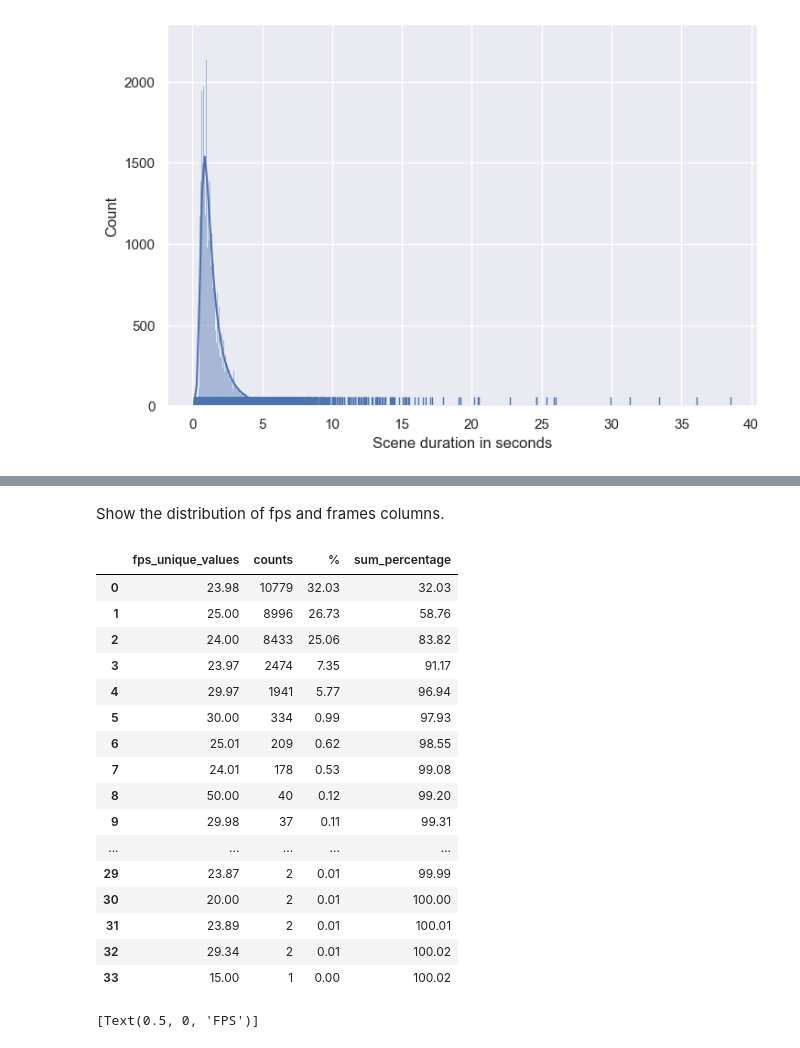
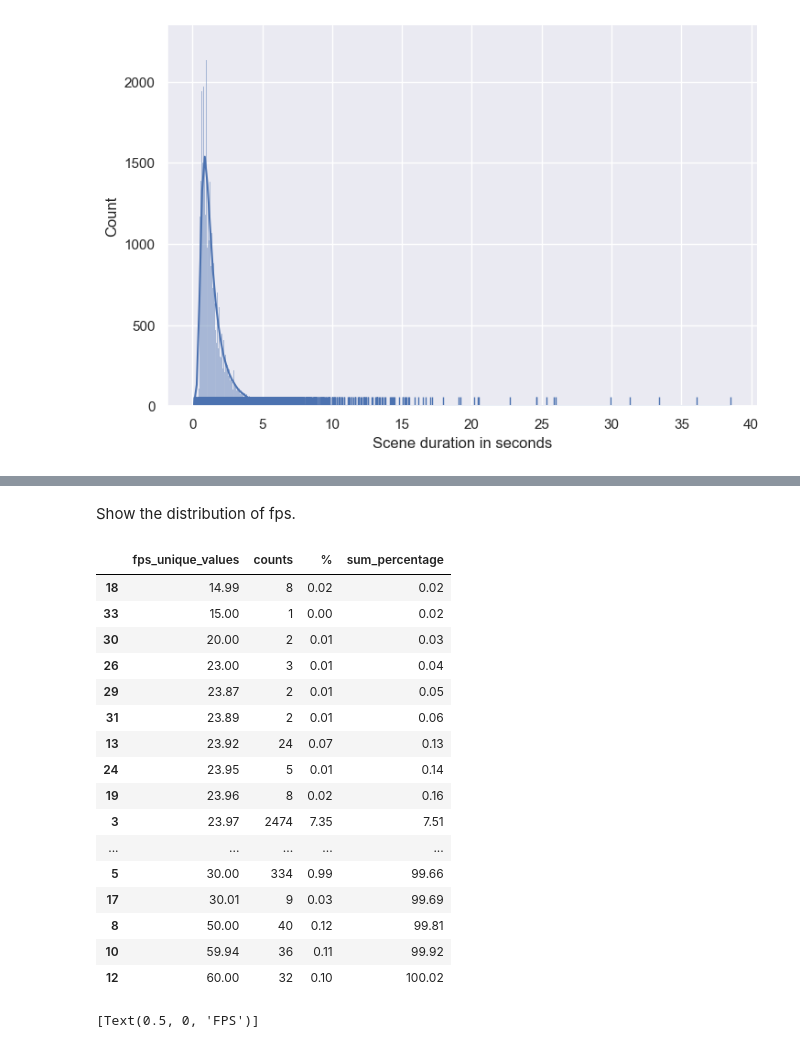
Before and after one commit to marcoshv/ML-Shot-Type-Classification-for-Ads, a Jupyter notebook: notebooks/EDA.ipynb, the cells around one changed output, grey strips where cells are left out. Cells and saved outputs as stored; diff of their text form; code cells hidden in the pictures.

```diff
--- a/notebooks/EDA.ipynb
+++ b/notebooks/EDA.ipynb
@@ -173,29 +231,30 @@ sns.displot(data=df_dataset_trailer,x="scene_duration",kind="hist",aspect=1.5, k
 # %% [markdown]
-Show the distribution of fps and frames columns.
+Show the distribution of fps.
 # %%
 df_fps =pd.DataFrame(df_dataset_trailer['scene_fps'].value_counts()).reset_index()
 df_fps.columns = ['fps_unique_values', 'counts']
+df_fps = df_fps.sort_values('fps_unique_values')
 df_fps['%'] = df_fps.counts.apply(lambda x: round((x/df_fps['counts'].sum())*100,2))
 df_fps = df_fps.assign(sum_percentage=df_fps['%'].cumsum())
 df_fps
 # %% [output]
 |  | fps_unique_values | counts | % | sum_percentage |
-| 0 | 23.98 | 10779 | 32.03 | 32.03 |
-| 1 | 25.00 | 8996 | 26.73 | 58.76 |
-| 2 | 24.00 | 8433 | 25.06 | 83.82 |
-| 3 | 23.97 | 2474 | 7.35 | 91.17 |
-| 4 | 29.97 | 1941 | 5.77 | 96.94 |
-| 5 | 30.00 | 334 | 0.99 | 97.93 |
-| 6 | 25.01 | 209 | 0.62 | 98.55 |
-| 7 | 24.01 | 178 | 0.53 | 99.08 |
-| 8 | 50.00 | 40 | 0.12 | 99.20 |
-| 9 | 29.98 | 37 | 0.11 | 99.31 |
+| 18 | 14.99 | 8 | 0.02 | 0.02 |
+| 33 | 15.00 | 1 | 0.00 | 0.02 |
+| 30 | 20.00 | 2 | 0.01 | 0.03 |
+| 26 | 23.00 | 3 | 0.01 | 0.04 |
+| 29 | 23.87 | 2 | 0.01 | 0.05 |
+| 31 | 23.89 | 2 | 0.01 | 0.06 |
+| 13 | 23.92 | 24 | 0.07 | 0.13 |
+| 24 | 23.95 | 5 | 0.01 | 0.14 |
+| 19 | 23.96 | 8 | 0.02 | 0.16 |
+| 3 | 23.97 | 2474 | 7.35 | 7.51 |
 | ... | ... | ... | ... | ... |
-| 29 | 23.87 | 2 | 0.01 | 99.99 |
-| 30 | 20.00 | 2 | 0.01 | 100.00 |
-| 31 | 23.89 | 2 | 0.01 | 100.01 |
-| 32 | 29.34 | 2 | 0.01 | 100.02 |
-| 33 | 15.00 | 1 | 0.00 | 100.02 |
+| 5 | 30.00 | 334 | 0.99 | 99.66 |
+| 17 | 30.01 | 9 | 0.03 | 99.69 |
+| 8 | 50.00 | 40 | 0.12 | 99.81 |
+| 10 | 59.94 | 36 | 0.11 | 99.92 |
+| 12 | 60.00 | 32 | 0.10 | 100.02 |
 # %%
 plt.figure(figsize=(20, 8))
 sns.barplot(data=df_fps, x="fps_unique_values", y="%").set(xlabel='FPS')
```
Also changed, not shown: parts of 11 cells of this notebook, 6 other files.
